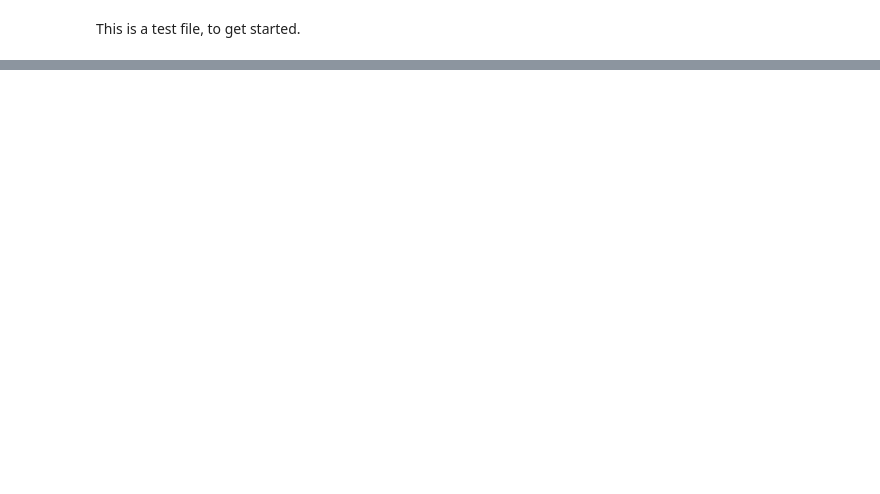
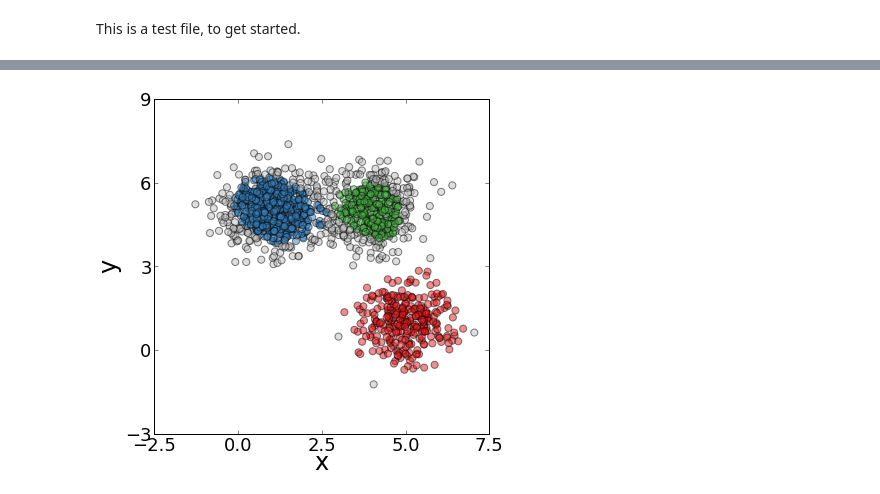
Before and after one commit to CoAxLab/DeBaCl, a Jupyter notebook: docs/debacl_tutorial.ipynb, the cells around one changed output, grey strips where cells are left out. Cells and saved outputs as stored; diff of their text form; code cells hidden in the pictures; blank space fills up the shorter version.

Commit message:
update to the debacl tutorial ipython notebook.

```diff
--- a/docs/debacl_tutorial.ipynb
+++ b/docs/debacl_tutorial.ipynb
@@ -93,0 +162,9 @@ final cluster counts: [302 753 445]
+# %%
+## Save and/or load a tree (obviously redundant in this tutorial)
+tree.save('test_tree')
+tree = gtree.loadTree('test_tree')
+
+
+## Prune the tree
+tree.mergeBySize(gamma)
+print tree
@@ -93,0 +184,8 @@ final cluster counts: [302 753 445]
+# %%
+## Get foreground clusters and plot them
+uc, nodes = tree.getClusterLabels(method='first-k', k=3)
+
+fig, ax = utl.plotForeground(X, uc, s=50, alpha=0.5)
+fig.show()
+# %% [output]
+[figure, added]
```
Also changed, not shown: parts of 14 cells of this notebook, 14 other files.
